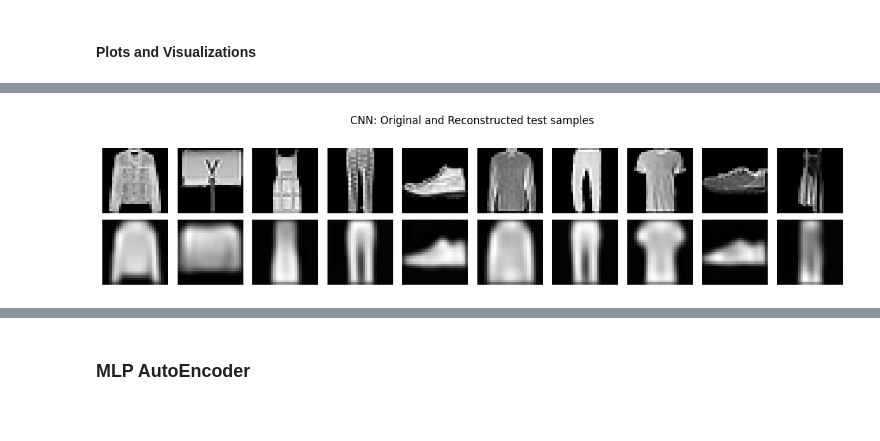
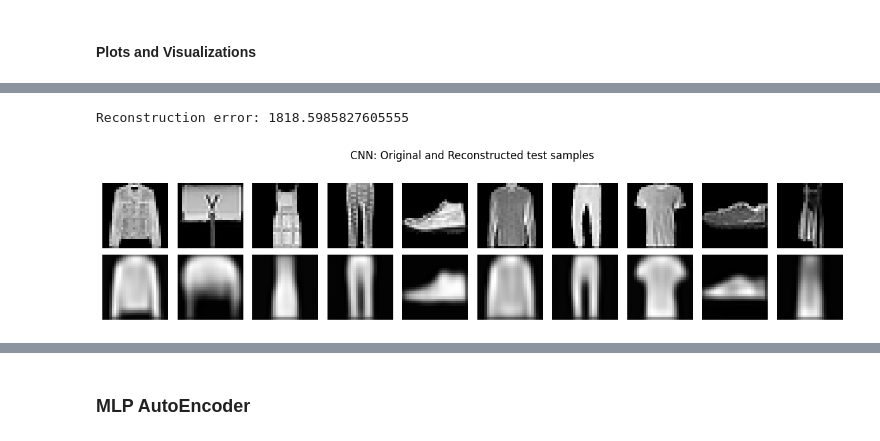
Before and after one commit to ihsingh2/smai-assignments, a Jupyter notebook: assignments/4/AutoEncoder.ipynb, the cells around one changed output, grey strips where cells are left out. Drawn from its saved outputs; the diff is of its cells as text; code cells hidden in the pictures.

```diff
--- a/assignments/4/AutoEncoder.ipynb
+++ b/assignments/4/AutoEncoder.ipynb
@@ -211,17 +211,20 @@ Epoch 9, Train Loss: 2050.4547527281275, Val Loss: 1868.8767810578042
 # %%
-X_test_reconstructed = cnn_autoenc.forward(test_dataset[:10]).detach().squeeze(1).numpy()
+X_test_reconstructed = cnn_autoenc.forward_dataset(test_dataset).numpy().reshape(-1, 28, 28)
+error = np.mean((X_test - X_test_reconstructed) ** 2)
+print(f'Reconstruction error: {error}')
 
 fig, axs = plt.subplots(2, 10, figsize=(12, 3))
 fig.suptitle('CNN: Original and Reconstructed test samples')
 
 for sample_idx in range(10):
     axs[0][sample_idx].imshow(X_test[sample_idx], cmap='gray')
     axs[0][sample_idx].axis('off')
     axs[1][sample_idx].imshow(X_test_reconstructed[sample_idx], cmap='gray')
     axs[1][sample_idx].axis('off')
 
 plt.tight_layout()
 plt.savefig('figures/cnn_reconstruction.png', bbox_inches='tight')
 plt.show()
 # %% [output]
+Reconstruction error: 1818.5985827605555
-[figure, old version]
+[figure, new version]
```
Also changed, not shown: parts of 11 cells of this notebook, 11 other files.
